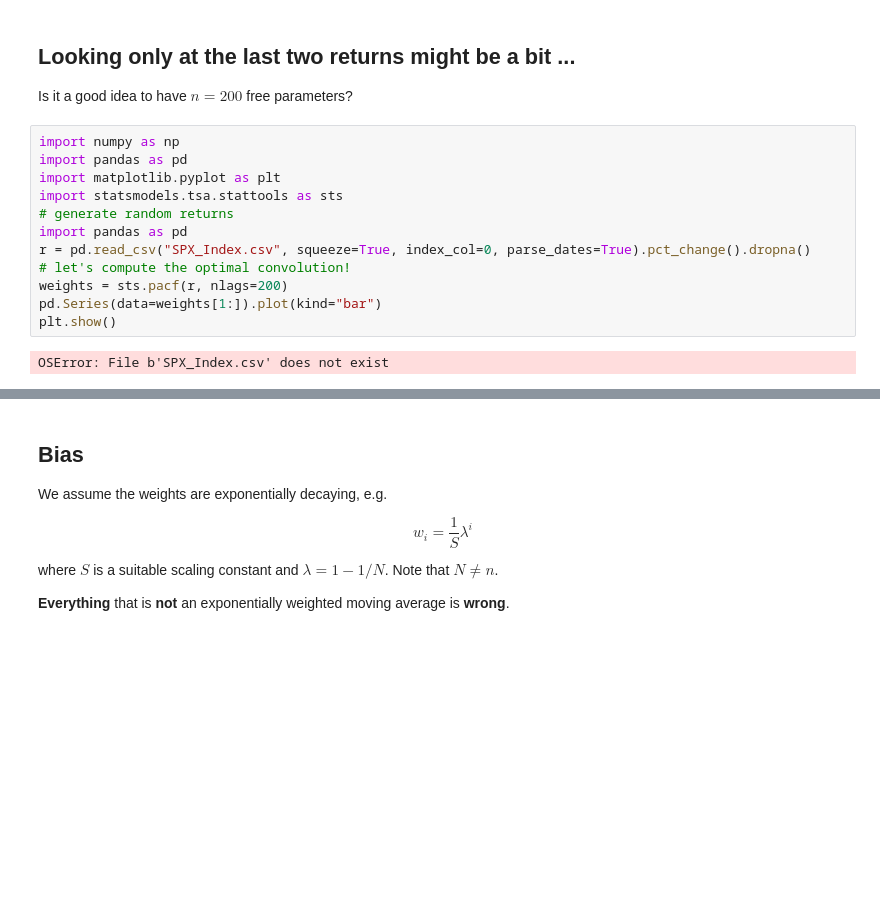
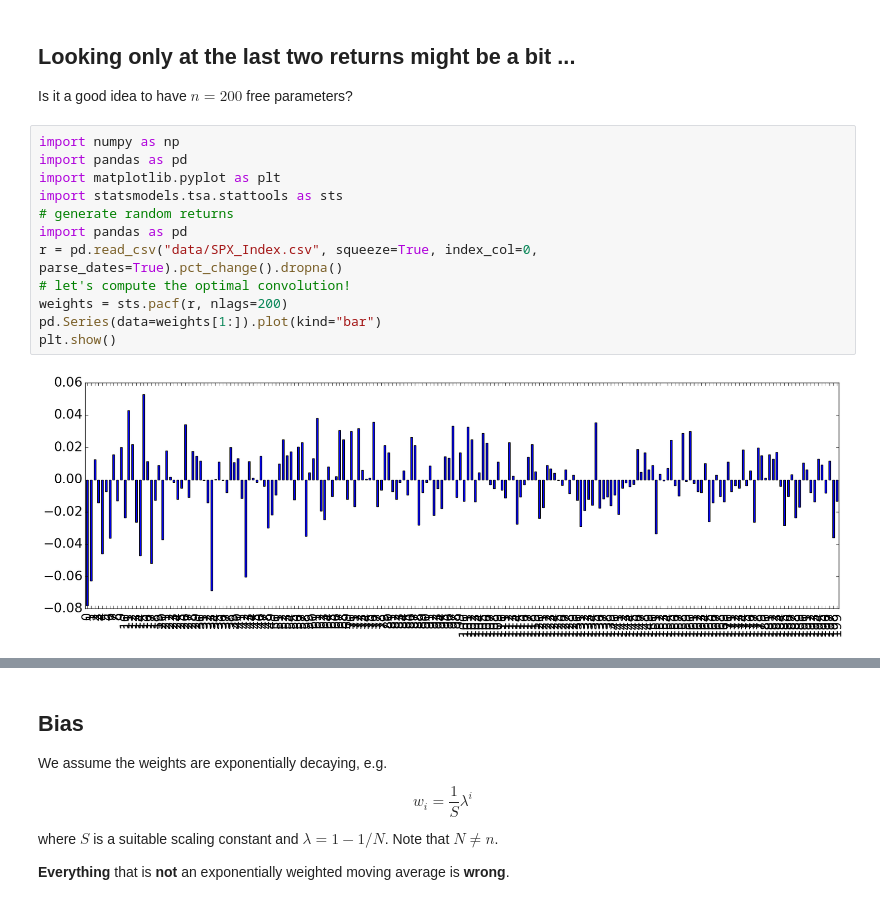
Before and after one commit to andreas-koukorinis/geneva_talk, a Jupyter notebook: books/Constructing AR estimators.ipynb, the cells around one changed output, grey strips where cells are left out. Drawn from its saved outputs; the diff is of its cells as text; blank space fills up the shorter version.

```diff
--- a/books/Constructing AR estimators.ipynb
+++ b/books/Constructing AR estimators.ipynb
@@ -78,17 +78,17 @@ Is it a good idea to have $n=200$ free parameters?
 # %%
 import numpy as np
 import pandas as pd
 import matplotlib.pyplot as plt
 import statsmodels.tsa.stattools as sts
 # generate random returns
 import pandas as pd
-r = pd.read_csv("SPX_Index.csv", squeeze=True, index_col=0, parse_dates=True).pct_change().dropna()
+r = pd.read_csv("data/SPX_Index.csv", squeeze=True, index_col=0, parse_dates=True).pct_change().dropna()
 # let's compute the optimal convolution!
 weights = sts.pacf(r, nlags=200)
 pd.Series(data=weights[1:]).plot(kind="bar")
 plt.show()
 # %% [output]
-OSError: File b'SPX_Index.csv' does not exist
+[figure, added]
 # %%
 # The trading system!
 pos = convolution(r, weights[1:])
```
Also changed, not shown: parts of 6 cells of this notebook.
